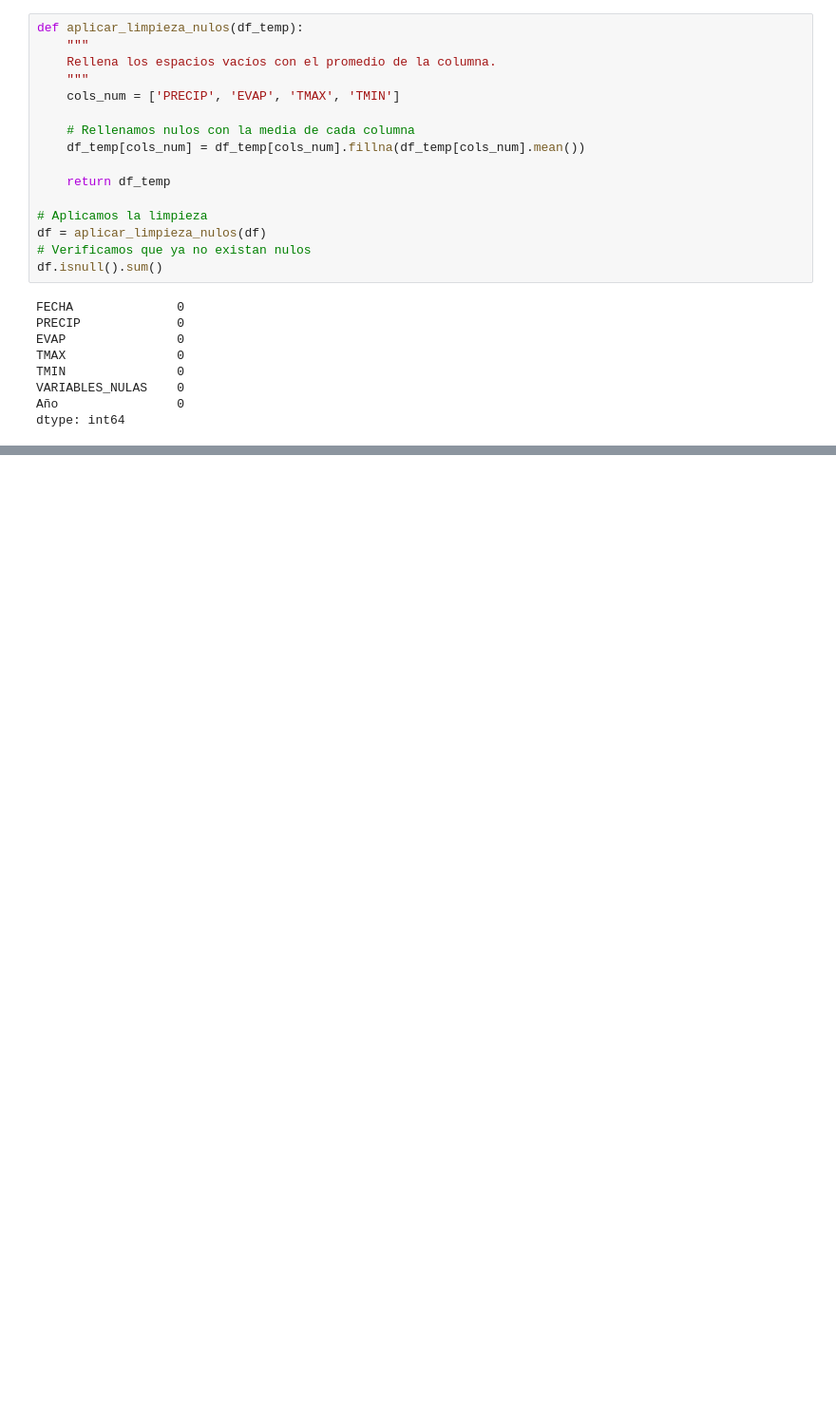
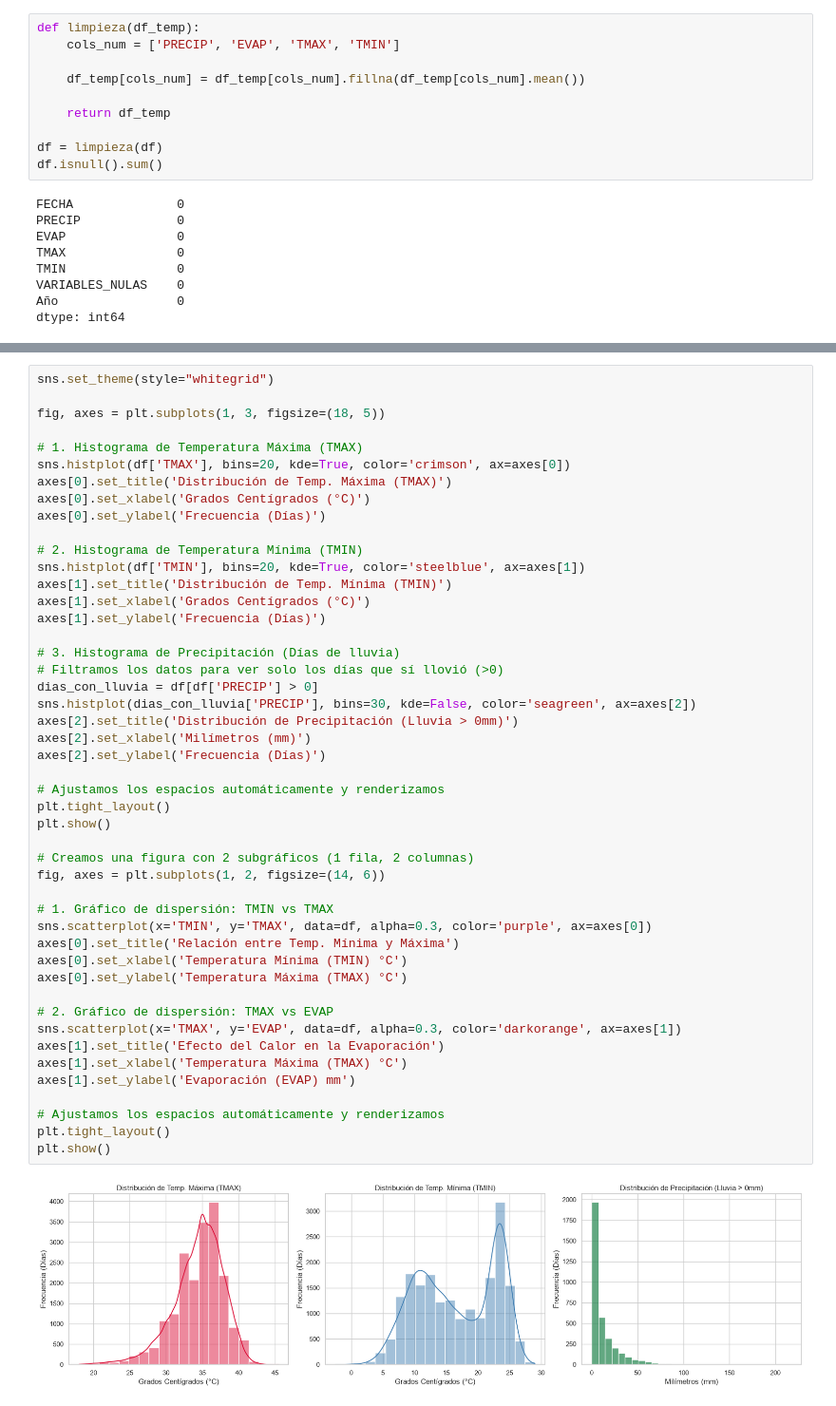
Before and after one commit to FranciaZepeda/Ciencia-de-datos, a Jupyter notebook: Fase 2/Modulo 2/procesamientotxt.ipynb, the cells around one changed output, grey strips where cells are left out. Shown at 95% size. Saved outputs shown, nothing was run; the diff lists cells and outputs as text; blank space fills up the shorter version.

```diff
--- a/Fase 2/Modulo 2/procesamientotxt.ipynb
+++ b/Fase 2/Modulo 2/procesamientotxt.ipynb
@@ -137,18 +171,12 @@ df.head()
 # %%
-def aplicar_limpieza_nulos(df_temp):
-    """
-    Rellena los espacios vacíos con el promedio de la columna.
-    """
+def limpieza(df_temp):
     cols_num = ['PRECIP', 'EVAP', 'TMAX', 'TMIN']
 
-    # Rellenamos nulos con la media de cada columna
     df_temp[cols_num] = df_temp[cols_num].fillna(df_temp[cols_num].mean())
 
     return df_temp
 
-# Aplicamos la limpieza
-df = aplicar_limpieza_nulos(df)
-# Verificamos que ya no existan nulos
+df = limpieza(df)
 df.isnull().sum()
 # %% [output]
 FECHA              0
@@ -163,0 +253,49 @@ FALTAAAAA El código está documentado, es ordenado y presenta las tablas result
+# %%
+sns.set_theme(style="whitegrid")
+
+fig, axes = plt.subplots(1, 3, figsize=(18, 5))
+
+# 1. Histograma de Temperatura Máxima (TMAX)
+sns.histplot(df['TMAX'], bins=20, kde=True, color='crimson', ax=axes[0])
+axes[0].set_title('Distribución de Temp. Máxima (TMAX)')
+axes[0].set_xlabel('Grados Centígrados (°C)')
+axes[0].set_ylabel('Frecuencia (Días)')
+
+# 2. Histograma de Temperatura Mínima (TMIN)
+sns.histplot(df['TMIN'], bins=20, kde=True, color='steelblue', ax=axes[1])
+axes[1].set_title('Distribución de Temp. Mínima (TMIN)')
+axes[1].set_xlabel('Grados Centígrados (°C)')
+axes[1].set_ylabel('Frecuencia (Días)')
+
+# 3. Histograma de Precipitación (Días de lluvia)
+# Filtramos los datos para ver solo los días que sí llovió (>0)
+dias_con_lluvia = df[df['PRECIP'] > 0]
+sns.histplot(dias_con_lluvia['PRECIP'], bins=30, kde=False, color='seagreen', ax=axes[2])
+axes[2].set_title('Distribución de Precipitación (Lluvia > 0mm)')
+axes[2].set_xlabel('Milímetros (mm)')
+axes[2].set_ylabel('Frecuencia (Días)')
+
+# Ajustamos los espacios automáticamente y renderizamos
+plt.tight_layout()
+plt.show()
+
+# Creamos una figura con 2 subgráficos (1 fila, 2 columnas)
+fig, axes = plt.subplots(1, 2, figsize=(14, 6))
+
+# 1. Gráfico de dispersión: TMIN vs TMAX
+sns.scatterplot(x='TMIN', y='TMAX', data=df, alpha=0.3, color='purple', ax=axes[0])
+axes[0].set_title('Relación entre Temp. Mínima y Máxima')
+axes[0].set_xlabel('Temperatura Mínima (TMIN) °C')
+axes[0].set_ylabel('Temperatura Máxima (TMAX) °C')
+
+# 2. Gráfico de dispersión: TMAX vs EVAP
+sns.scatterplot(x='TMAX', y='EVAP', data=df, alpha=0.3, color='darkorange', ax=axes[1])
+axes[1].set_title('Efecto del Calor en la Evaporación')
+axes[1].set_xlabel('Temperatura Máxima (TMAX) °C')
+axes[1].set_ylabel('Evaporación (EVAP) mm')
+
+# Ajustamos los espacios automáticamente y renderizamos
+plt.tight_layout()
+plt.show()
+# %% [output]
+[figure, added]
```
Also changed, not shown: parts of 15 cells of this notebook.
